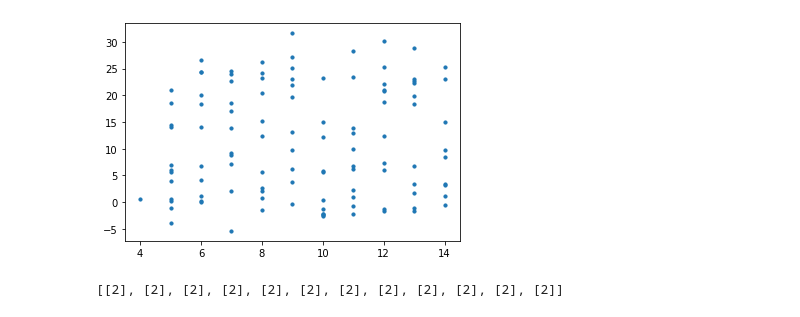
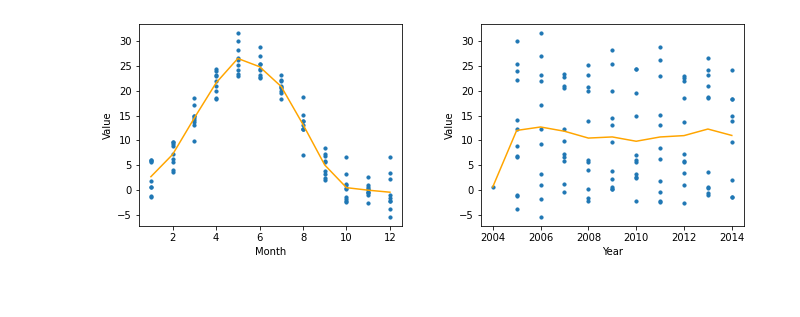
Before and after one commit to ritvikgupta199/ELL409-Assignment-1, a Jupyter notebook: time_series/analysis_2.ipynb, the cells around one changed output. Drawn from its saved outputs; the diff is of its cells as text; code cells hidden in the pictures.

```diff
--- a/time_series/analysis_2.ipynb
+++ b/time_series/analysis_2.ipynb
@@ -28,9 +29,0 @@ plt.show()
-# %%
-wt = np.array([-19.25256545, 20.69835935, -3.02227315, 0.1179331])
-x = np.linspace(0,12,100)
-deg = len(wt)
-f = np.matmul(x.reshape(-1,1).repeat(deg, 1)**np.arange(deg).reshape(1,-1), wt)
-
-# plt.plot(x,f)
-plt.scatter(x_mon,y,s=10)
-plt.show()
@@ -39,11 +30,31 @@ plt.show()
-# %%
-plt.scatter(x_yr, y,s=10)
-plt.show()
-# %% [output]
-[figure, removed]
-# %%
-t=[[]]*12
-t[0].append(2)
-t
-# %% [output]
-[[2], [2], [2], [2], [2], [2], [2], [2], [2], [2], [2], [2]]
+# %%
+x_mon = [xi.month for xi in x]
+m_avg = [[] for i in range(12)]
+
+for (m, y_out) in zip(x_mon, y):
+    m_avg[m-1].append(y_out)
+m_avg = [np.array(m).mean() for m in m_avg]
+# %%
+num_yrs, start_yr = 11, 2004
+x_yr = [xi.year for xi in x]
+yr_avg = [[] for i in range(num_yrs)]
+
+for (yr, y_out) in zip(x_yr, y):
+    yr_avg[yr-start_yr].append(y_out)
+yr_avg = [np.array(yr).mean() for yr in yr_avg]
+# %%
+fig, axs = plt.subplots(1,2)
+axs = axs.ravel()
+
+axs[0].scatter(x_mon, y, s=10)
+axs[0].plot(range(1,13), m_avg, color='orange')
+axs[0].set(xlabel='Month', ylabel='Value')
+
+axs[1].scatter(x_yr, y, s=10)
+axs[1].plot(range(start_yr,start_yr+num_yrs), yr_avg, color='orange')
+axs[1].set(xlabel='Year', ylabel='Value')
+
+plt.subplots_adjust(left=0, bottom=0, right=1.4, top=0.7, wspace=0.3, hspace=0.4)
+plt.show()
+# %% [output]
+[figure, added]
```
Also changed, not shown: parts of 4 cells of this notebook, 3 other files.
